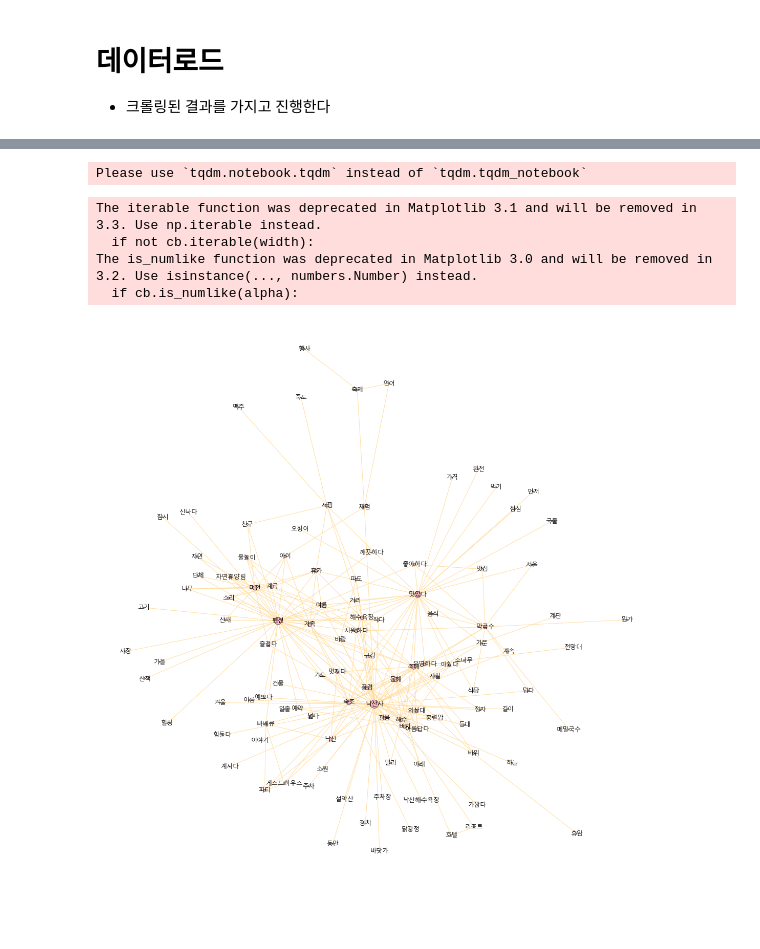
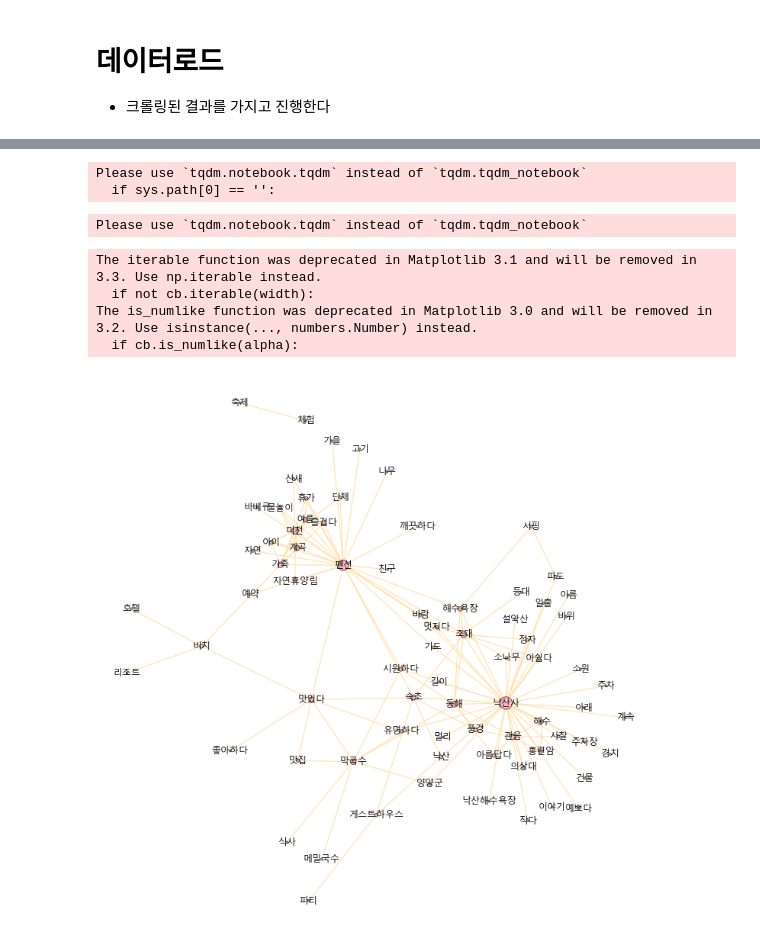
Before and after one commit to starlidust/blogcrawling, a Jupyter notebook: New 함수(no API)-네트워크분석_함수화.ipynb, the cells around one changed output, grey strips where cells are left out. Cells and saved outputs as stored; diff of their text form; code cells hidden in the pictures; blank space fills up the shorter version.

```diff
--- a/New 함수(no API)-네트워크분석_함수화.ipynb
+++ b/New 함수(no API)-네트워크분석_함수화.ipynb
@@ -171,12 +193,12 @@ sw = list(set(['오늘', '시간', '최근', '지난', '관련', '이번', '이
                '지도','보기','상세','전화','저장', '폴더', '가기','장소','팝업','레이스',"진짜","조금","위해",'모두',"어떻다","이제","출발",
               '이다', '많다','좋다','같다','없다','그렇다','이렇다','아니다','안녕하다','가능하다',
               "모두","가장","소개","추천","다른","방문","주변","자리","지금","포스팅","느낌",
-            "지역","가지","직접","사용","입구","어떻다","날씨","타고","출발","이제","이다","사실",'가면','주문','근처',
-              "양양군","양양"]))
+            "지역","가지","직접","사용","입구","어떻다","날씨","타고","출발","이제","이다","사실",'가면','주문','근처','설명','소리',
+            "강원",'시청','공소','진호','사장','완전','먹기']))
 # %% [markdown]
 # 데이터로드
 * 크롤링된 결과를 가지고 진행한다
 # %%
 # 데이터로드
 path = './output/20일 중복x 21일 중복o 비교/크롤링/'
-crawling_df = pd.read_csv(path +'2020-04-21_양양 +강원도_811_20150101~20151231.csv')
+crawling_df = pd.read_csv(path +'2020-04-20_양양 +강원도_814_20150101~20151231.csv')
@@ -202,11 +205,15 @@ plt.show()
 # %%
 all_words = tokenized(okt,crawling_df,"양양",sw)
+word_couple_df = word_couple(all_words)
+# %% [output]
+Please use `tqdm.notebook.tqdm` instead of `tqdm.tqdm_notebook`
+  if sys.path[0] == '':
+Please use `tqdm.notebook.tqdm` instead of `tqdm.tqdm_notebook`
-# %%
-networkx_graph(all_words,"양양",min_cuple=150)
-# %% [output]
-Please use `tqdm.notebook.tqdm` instead of `tqdm.tqdm_notebook`
-The iterable function was deprecated in Matplotlib 3.1 and will be removed in 3.3. Use np.iterable instead.
-  if not cb.iterable(width):
-The is_numlike function was deprecated in Matplotlib 3.0 and will be removed in 3.2. Use isinstance(..., numbers.Number) instead.
-  if cb.is_numlike(alpha):
-[figure, removed]
+# %%
+networkx_graph(word_couple_df,"양양_2015_200",min_cuple=200)
+# %% [output]
+The iterable function was deprecated in Matplotlib 3.1 and will be removed in 3.3. Use np.iterable instead.
+  if not cb.iterable(width):
+The is_numlike function was deprecated in Matplotlib 3.0 and will be removed in 3.2. Use isinstance(..., numbers.Number) instead.
+  if cb.is_numlike(alpha):
+[figure, added]
```
Also changed, not shown: parts of 8 cells of this notebook, 5 other files.
